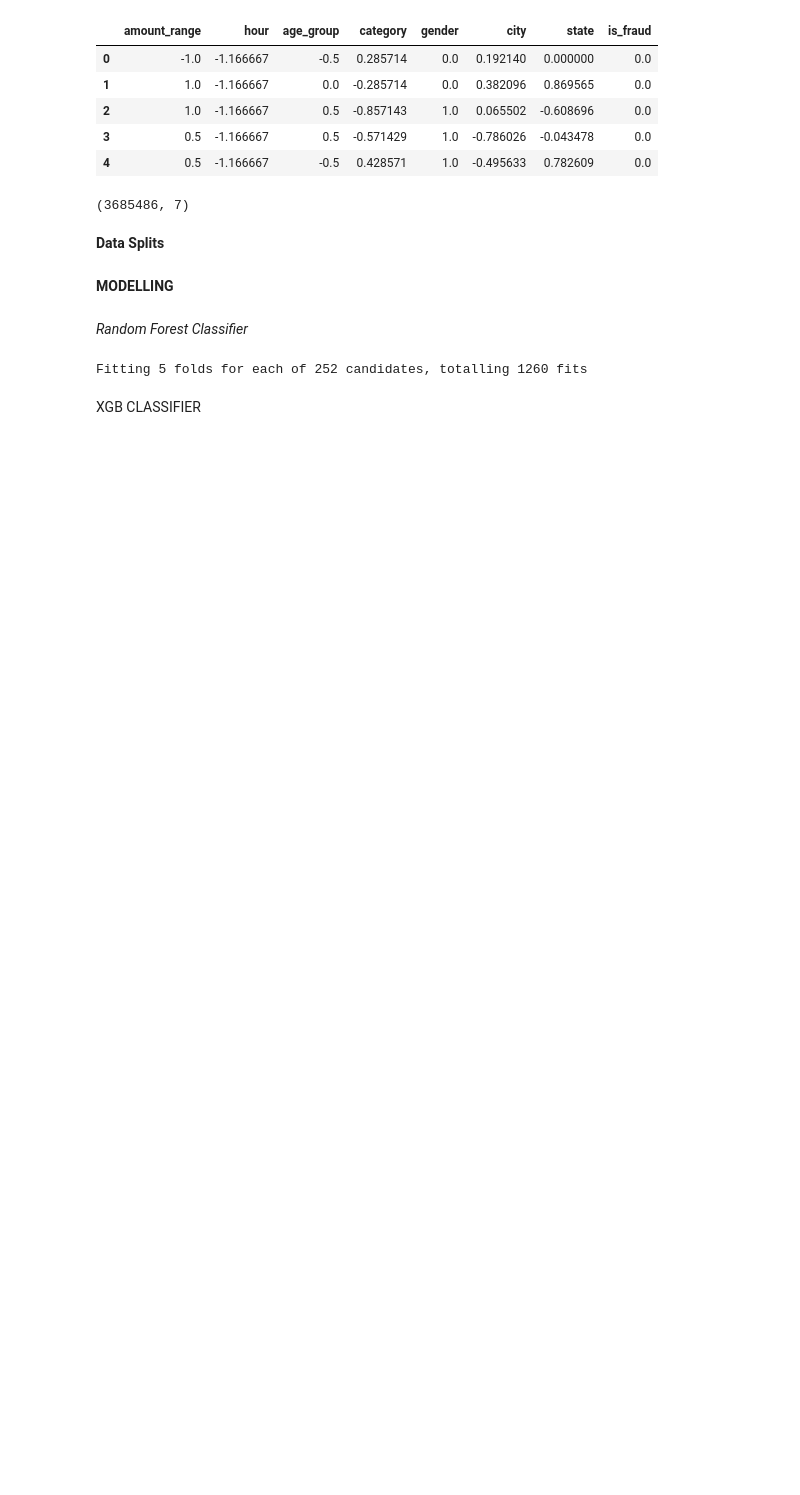
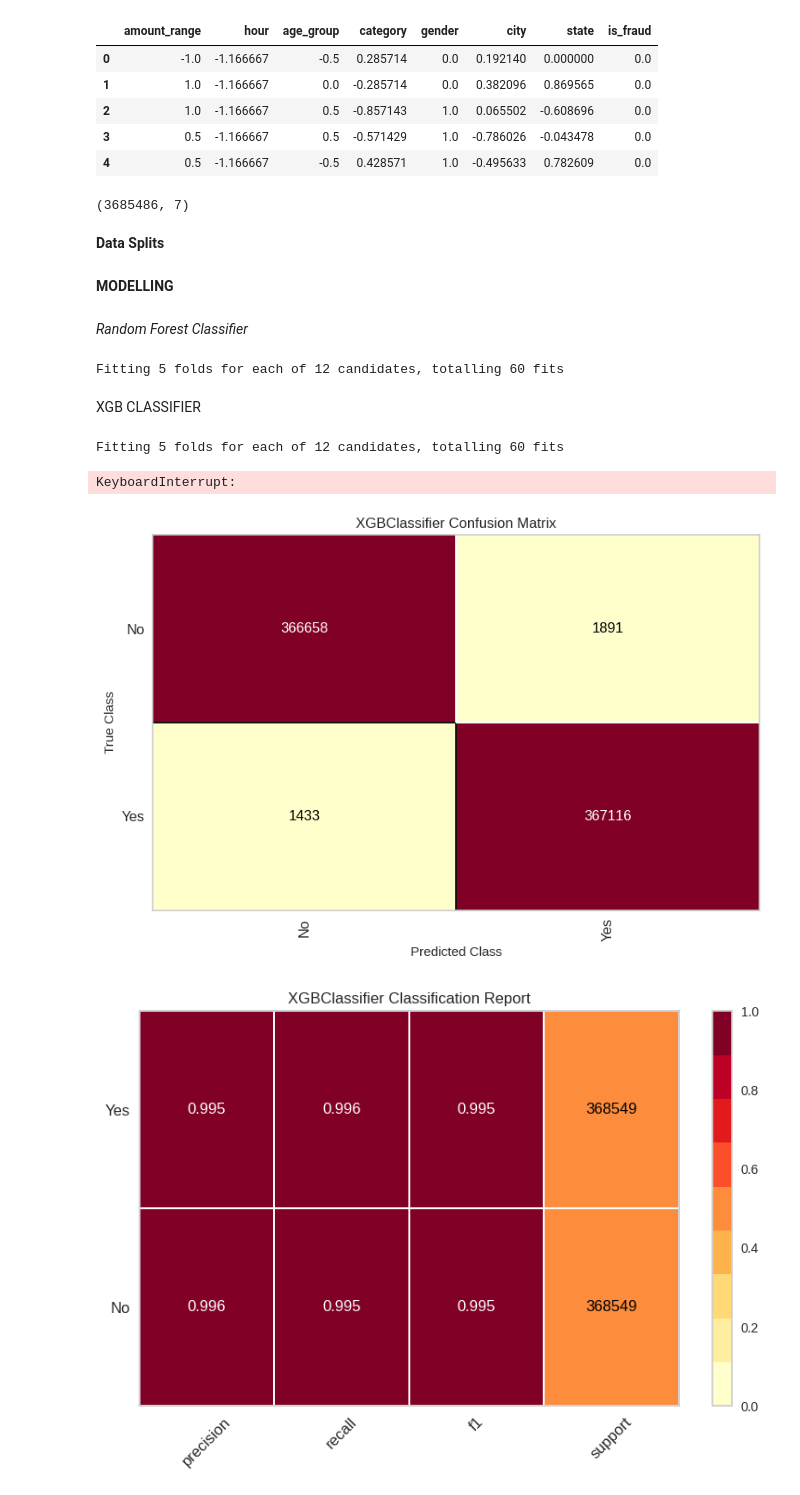
Before and after one commit to tctamedie/EventManagement, a Jupyter notebook: FraudDetectionCode.ipynb, the cells around one changed output. Drawn from its saved outputs; the diff is of its cells as text; code cells hidden in the pictures; blank space fills up the shorter version.

```diff
--- a/FraudDetectionCode.ipynb
+++ b/FraudDetectionCode.ipynb
@@ -428,6 +428,28 @@ from sklearn.model_selection import train_test_split
 X_train, X_test, y_train, y_test = train_test_split(X,y, train_size=0.8, stratify=y, random_state=123)
 # %% [markdown]
 **MODELLING**
+# %%
+def plotConfusionMatrix(model, X, y):
+  from yellowbrick.classifier import ConfusionMatrix, ClassificationReport, ROCAUC, ClassPredictionError
+
+  classes = ['No','Yes']
+  X_train, X_test, y_train, y_test = train_test_split(X,y, train_size=0.8, stratify=y, random_state=123)
+  # set models
+  cm = ConfusionMatrix(  model, classes=classes, label_encoder={0: 'Not fraud', 1: 'Fraud'} )
+  cr = ClassificationReport(model, classes=classes, support=True)
+  roc = ROCAUC(model, classes=classes, binary=True)
+  cpe = ClassPredictionError(model, classes=classes)
+  #plot graphs
+  plotVisualiser(cm,X_train, y_train, X_test, y_test)
+  plotVisualiser(cr,X_train, y_train, X_test, y_test)
+  plotVisualiser(roc,X_train, y_train, X_test, y_test)
+  plotVisualiser(cpe,X_train, y_train, X_test, y_test)
+
+
+def plotVisualiser(model, X_train, y_train, X_test, y_test):
+  model.fit(X_train, y_train)
+  model.score(X_test, y_test)
+  model.show()
 # %% [markdown]
 *Random Forest Classifier*
 # %%
@@ -446,9 +468,9 @@ cv = StratifiedKFold(5)
 scoring = 'f1_weighted'
 # %%
 model = RandomForestClassifier(random_state=123)
-grid_search = GridSearchCV(estimator=model, param_grid=param_grid, cv=cv, scoring=scoring, verbose=1)
+grid_search = RandomizedSearchCV(estimator=model, param_distributions=param_grid, cv=cv, scoring=scoring, verbose=1, n_iter=40, random_state=42, n_jobs=-1)
 grid_search.fit(X_train, y_train)
 print(f"Best Parameters: {grid_search.best_params_}")
 print(f"Best Cross-Validation {scoring}: {grid_search.best_score_:.4f}")
 # %% [output]
-Fitting 5 folds for each of 252 candidates, totalling 1260 fits
+Fitting 5 folds for each of 12 candidates, totalling 60 fits
@@ -456,11 +480,23 @@ Fitting 5 folds for each of 252 candidates, totalling 1260 fits
 XGB CLASSIFIER
 # %%
 from xgboost import XGBClassifier
+param_grid = {
+    'n_estimators': [100, 200, 300],
+    'max_depth': [None, 10, 20, 30]
+}
+model = XGBClassifier(device='cuda', random_state=123)
 
-model = XGBClassifier(tree_method='gpu_hist', predictor='gpu_predictor', gpu_id=0, random_state=123)
-
-grid = GridSearchCV(model, param_grid=param_grid, cv=cv, scoring=scoring, verbose=1)
+grid = GridSearchCV(model, param_grid=param_grid, cv=cv, scoring=scoring, verbose=1,n_jobs=-1)
 grid.fit(X_train, y_train)
 
 print("Best parameters:", grid.best_params_)
 print("Best score:", grid.best_score_)
+# %% [output]
+Fitting 5 folds for each of 12 candidates, totalling 60 fits
+KeyboardInterrupt:
+# %%
+model = XGBClassifier(device='cuda', random_state=123, n_estimators=300, max_depth=20)
+plotConfusionMatrix(model,X,y)
+# %% [output]
+[figure, added]
+[figure, added]
```
Also changed, not shown: parts of 3 cells of this notebook.
